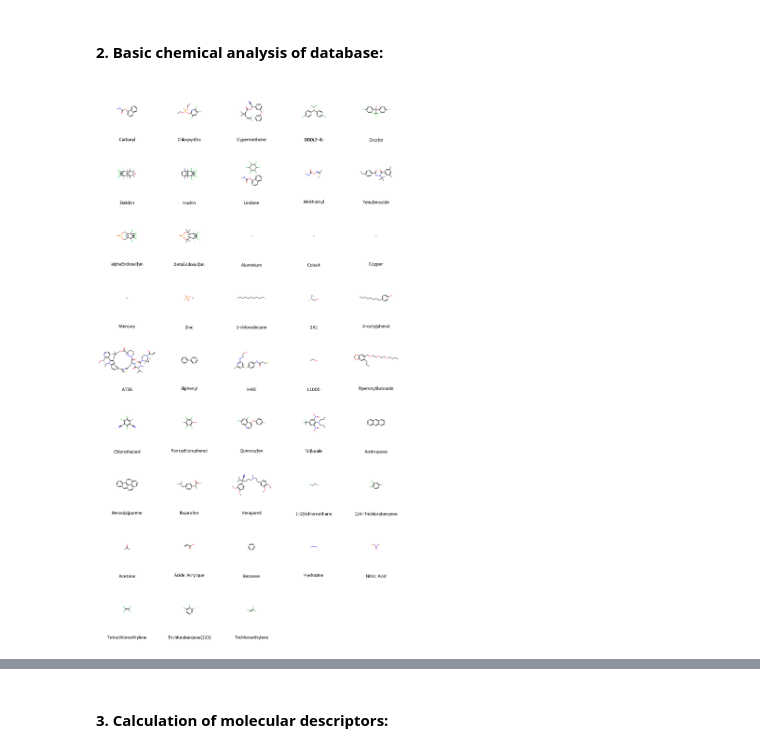
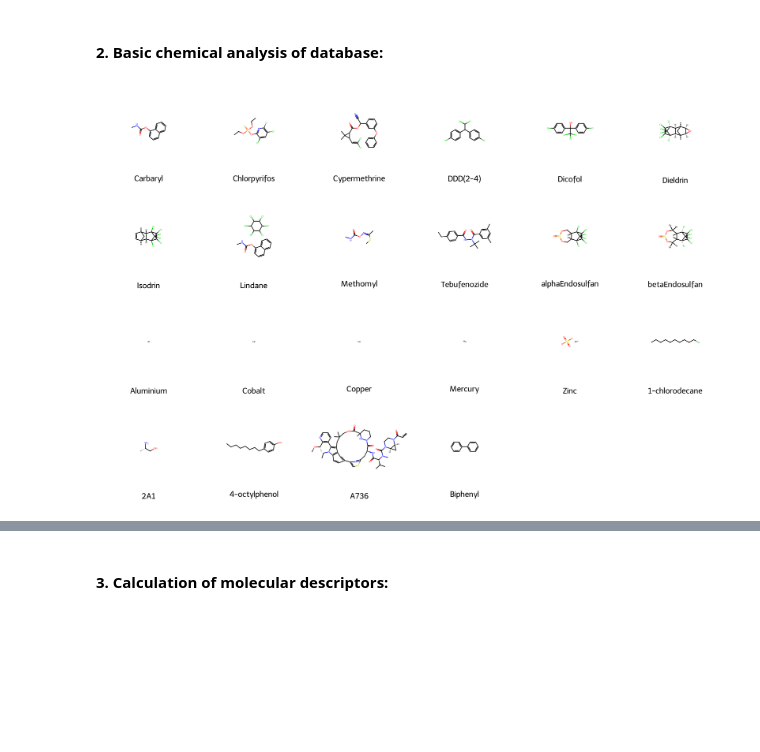
Before and after one commit to sansciloe56/stage_20252026, a Jupyter notebook: 01_molecular_descriptors/final_pipeline_dataprep_nomet.ipynb, the cells around one changed output, grey strips where cells are left out. Cells and saved outputs as stored; diff of their text form; code cells hidden in the pictures; blank space fills up the shorter version.

```diff
--- a/01_molecular_descriptors/final_pipeline_dataprep_nomet.ipynb
+++ b/01_molecular_descriptors/final_pipeline_dataprep_nomet.ipynb
@@ -120,11 +121,11 @@ smiles_cleaned
 # %%
 ## visualise 2D rep of substances from their SMILES (just to see, for fun):
 opts = rdMolDraw2D.MolDrawOptions()
-opts.legendFontSize = 28
+opts.legendFontSize = 26
 
-pic = Draw.MolsToGridImage(mol_list, molsPerRow = 5, maxMols = 70, subImgSize = (400, 400), legends = list(smiles_cleaned.name), returnPNG = False, drawOptions=opts)
+pic = Draw.MolsToGridImage(mol_list[0:22], molsPerRow = 6, maxMols = 70, subImgSize = (350, 350), legends = list(smiles_cleaned.name[0:22]), returnPNG = False, drawOptions=opts)
 pic
 # %% [output]
-[figure, old version]
+[figure, new version]
 # %%
 ## save molecular visualisation of present substances:
```
Also changed, not shown: parts of 4 cells of this notebook.
